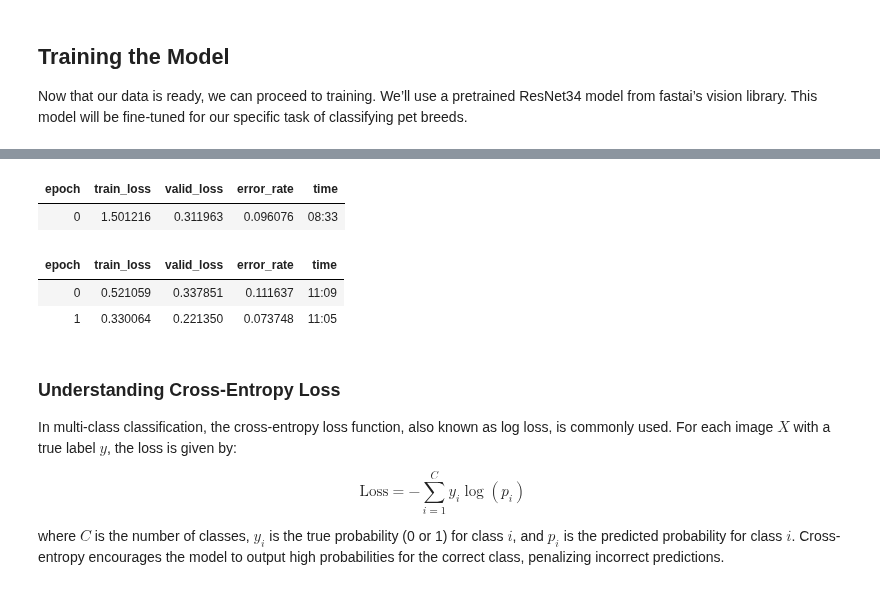
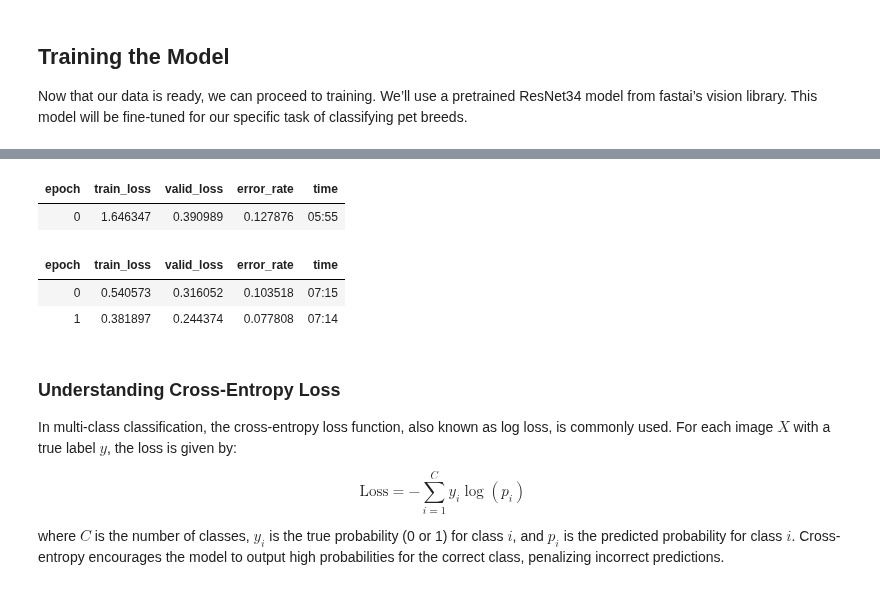
Before and after one commit to bmandracchia/ML4BD, a Jupyter notebook: chapters/25_Image_Classification.ipynb, the cells around one changed output, grey strips where cells are left out. Saved outputs shown, nothing was run; the diff lists cells and outputs as text; code cells hidden in the pictures.

```diff
--- a/chapters/25_Image_Classification.ipynb
+++ b/chapters/25_Image_Classification.ipynb
@@ -133,6 +133,6 @@ Building one sample
 
 Now that our data is ready, we can proceed to training. We’ll use a pretrained ResNet34 model from fastai’s vision library. This model will be fine-tuned for our specific task of classifying pet breeds.
 # %%
-learn = vision_learner(dls, resnet34, metrics=error_rate)
+learn = vision_learner(dls, resnet18, metrics=error_rate)
 learn.fine_tune(2)
 # %% [output]
@@ -140,8 +139,8 @@ Downloading: "https://download.pytorch.org/models/resnet34-b627a593.pth" to C:\U
 | epoch | train_loss | valid_loss | error_rate | time |
-| 0 | 1.501216 | 0.311963 | 0.096076 | 08:33 |
+| 0 | 1.646347 | 0.390989 | 0.127876 | 05:55 |
 | epoch | train_loss | valid_loss | error_rate | time |
-| 0 | 0.521059 | 0.337851 | 0.111637 | 11:09 |
-| 1 | 0.330064 | 0.221350 | 0.073748 | 11:05 |
+| 0 | 0.540573 | 0.316052 | 0.103518 | 07:15 |
+| 1 | 0.381897 | 0.244374 | 0.077808 | 07:14 |
 # %% [markdown]
 ### Understanding Cross-Entropy Loss
 
```
Also changed, not shown: parts of 7 cells of this notebook.
